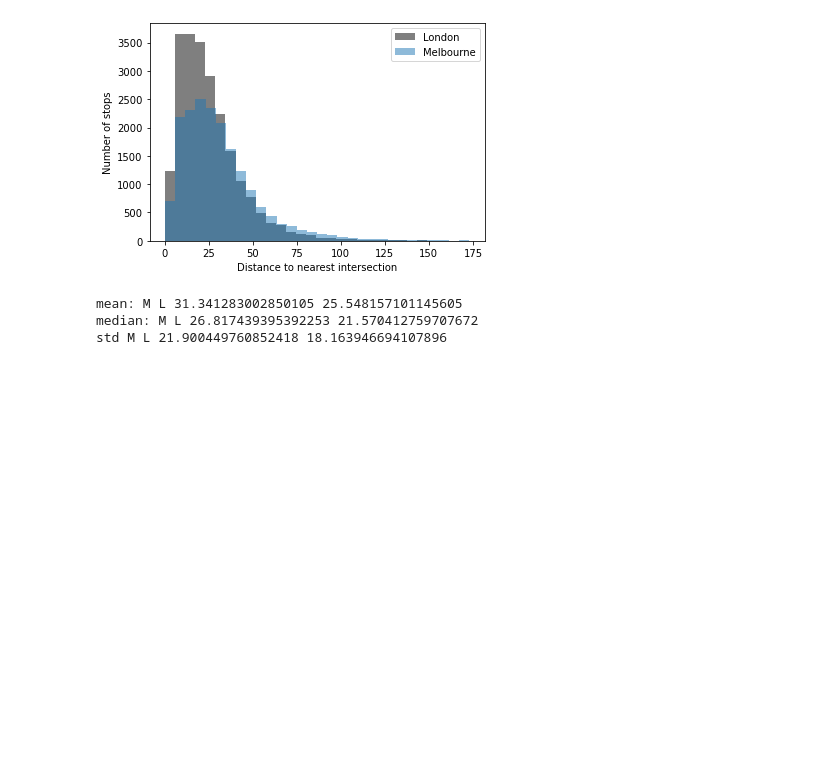
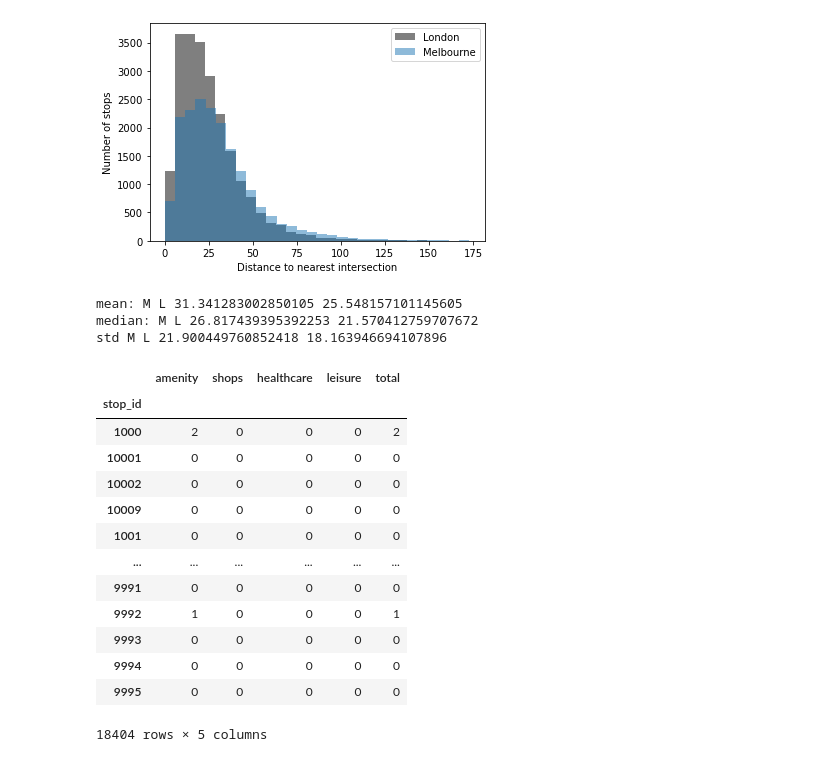
Before and after one commit to raphcanty/SDA_Project, a Jupyter notebook: Melb_Bus_Stats.ipynb, the cells around one changed output. Cells and saved outputs as stored; diff of their text form; code cells hidden in the pictures; blank space fills up the shorter version.

```diff
--- a/Melb_Bus_Stats.ipynb
+++ b/Melb_Bus_Stats.ipynb
@@ -208,3 +208,23 @@ print('std M L', stdev(melb_stops[melb_stops.node_dist < 175].node_dist), stdev(
 mean: M L 31.341283002850105 25.548157101145605
 median: M L 26.817439395392253 21.570412759707672
 std M L 21.900449760852418 18.163946694107896
+# %%
+melb_diversity = pd.read_csv('melb_diversity.csv', usecols=['stop_id', 'amenity', 'shops', 'healthcare', 'leisure'])
+melb_diversity.set_index('stop_id', inplace=True)
+melb_diversity['total'] = melb_diversity.sum(axis=1)
+melb_diversity
+# %% [output]
+|  | amenity | shops | healthcare | leisure | total |
+| stop_id |  |  |  |  |  |
+| 1000 | 2 | 0 | 0 | 0 | 2 |
+| 10001 | 0 | 0 | 0 | 0 | 0 |
+| 10002 | 0 | 0 | 0 | 0 | 0 |
+| 10009 | 0 | 0 | 0 | 0 | 0 |
+| 1001 | 0 | 0 | 0 | 0 | 0 |
+| ... | ... | ... | ... | ... | ... |
+| 9991 | 0 | 0 | 0 | 0 | 0 |
+| 9992 | 1 | 0 | 0 | 0 | 1 |
+| 9993 | 0 | 0 | 0 | 0 | 0 |
+| 9994 | 0 | 0 | 0 | 0 | 0 |
+| 9995 | 0 | 0 | 0 | 0 | 0 |
+18404 rows × 5 columns
```
Also changed, not shown: parts of 2 cells of this notebook.
